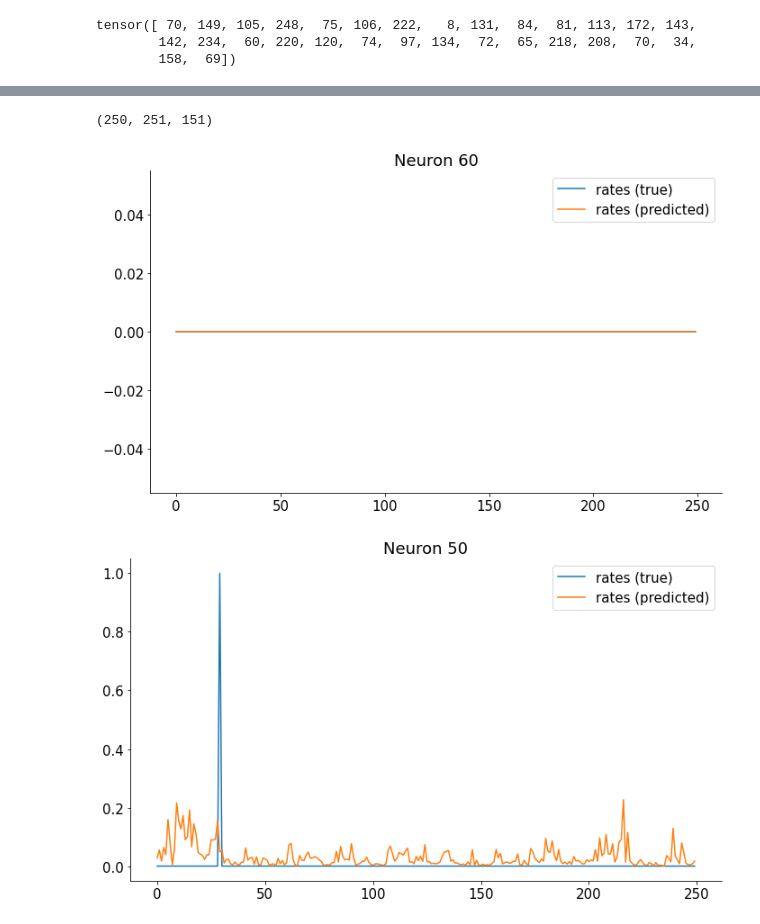
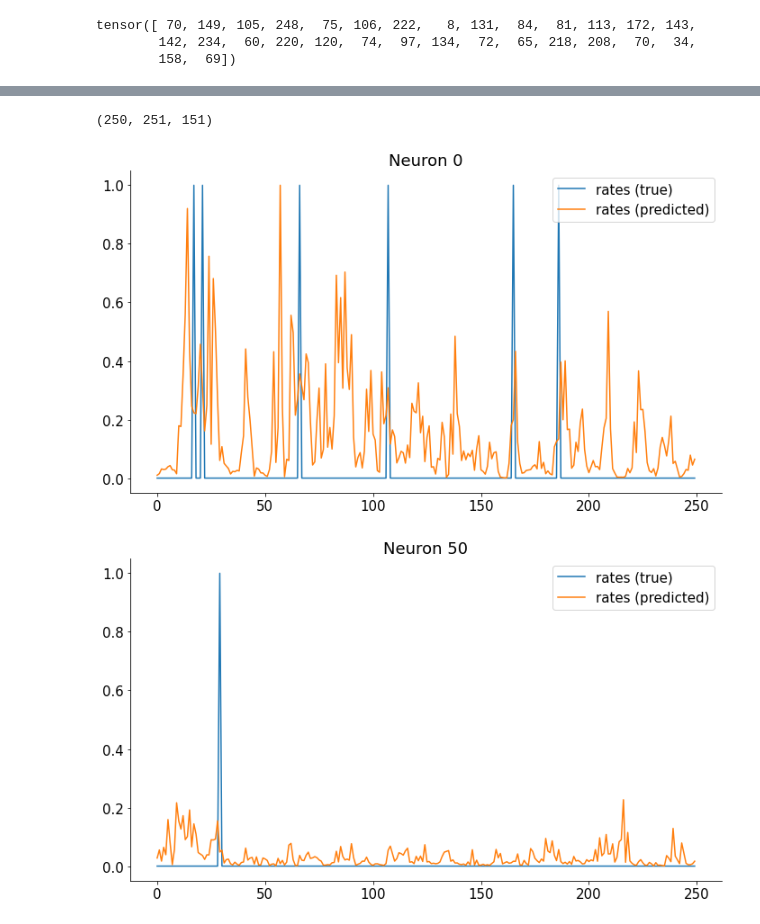
Before and after one commit to michele1993/NMA_latentDynamics, a Jupyter notebook: Copy_of_load_steinmetz_decisions.ipynb, the cells around one changed output, grey strips where cells are left out. Cells and saved outputs as stored; diff of their text form; code cells hidden in the pictures.

```diff
--- a/Copy_of_load_steinmetz_decisions.ipynb
+++ b/Copy_of_load_steinmetz_decisions.ipynb
@@ -304,25 +324,29 @@ torch.Size([250, 251, 151])
 # %%
 y_hat, _ = net(tr_nn)
-x = np.random.poisson(y_hat.detach().cpu().numpy())
+#x = np.random.poisson(y_hat.detach().cpu().numpy())
+
+x = y_hat.detach().cpu().numpy()
+
+x = x / np.max(x, axis=0)
 
 rpred = x
 
 ts_nn_numpy = ts_nn.detach().cpu().numpy()
 
 print(x.shape)
 
-nn = 60
+nn = 0
 plt.figure(figsize=(10, 6))
-plt.plot(ts_nn_numpy[:,50, nn])
+plt.plot(ts_nn_numpy[:,0, nn])
 plt.plot(rpred[:,0, nn])
 #plt.plot(-.5 + x[:, nn, 0]/4)
 
 plt.legend(['rates (true)', 'rates (predicted)', 'spikes'])
 plt.title(f'Neuron {nn}')
 plt.show()
 # %% [output]
 (250, 251, 151)
-[figure, old version]
+[figure, new version]
 # %%
 y_hat, _ = net(tr_nn)
 
```
Also changed, not shown: parts of 5 cells of this notebook.
